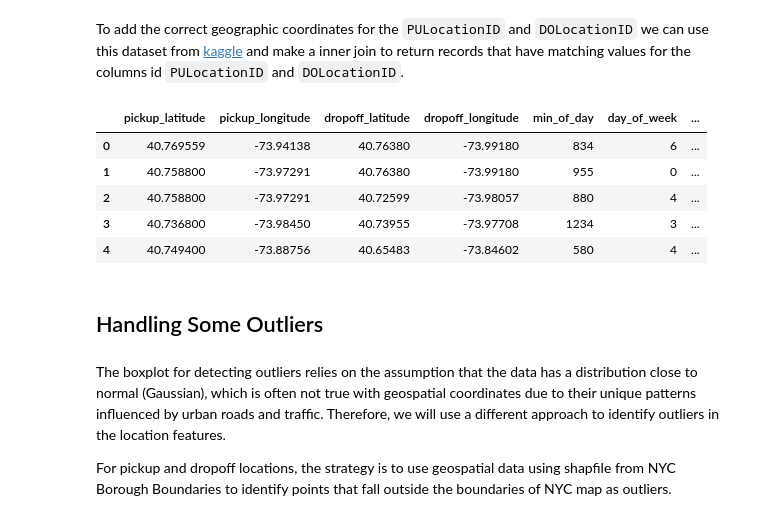
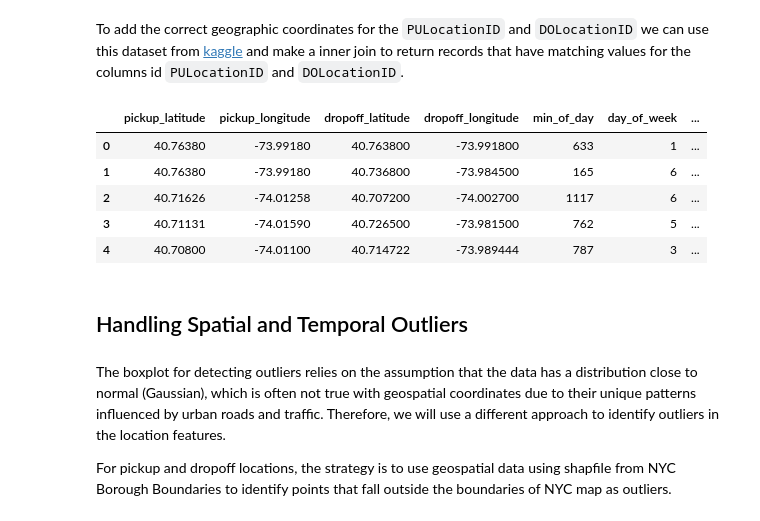
Before and after one commit to marcosbenicio/bayesian-neural-network, a Jupyter notebook: 02-regression/bnn-regression.ipynb, the cells around one changed output. Cells and saved outputs as stored; diff of their text form; code cells hidden in the pictures.

```diff
--- a/02-regression/bnn-regression.ipynb
+++ b/02-regression/bnn-regression.ipynb
@@ -181,34 +181,34 @@ FROM yellow_taxi_2023
 # %%
-df_trips = pd.read_csv('data/processed/yellow_taxi_2023.csv')
+df_taxi= pd.read_csv('data/raw/yellow/taxi_2023_raw.csv')
 
-df_trips.dropna(inplace = True)
+df_taxi.dropna(inplace = True)
 
-df_trips['pickup_datetime'] = df_trips['pickup_datetime'].str.slice(0, 16)
-df_trips['pickup_datetime'] = pd.to_datetime( df_trips['pickup_datetime'], utc = True, format = '%Y-%m-%d %H:%M')
+df_taxi['pickup_datetime'] = df_taxi['pickup_datetime'].str.slice(0, 16)
+df_taxi['pickup_datetime'] = pd.to_datetime( df_taxi['pickup_datetime'], utc = True, format = '%Y-%m-%d %H:%M')
 
-df_trips['dropoff_datetime'] = df_trips['dropoff_datetime'].str.slice(0, 16)
-df_trips['dropoff_datetime'] = pd.to_datetime( df_trips['dropoff_datetime'], utc = True, format = '%Y-%m-%d %H:%M')
+df_taxi['dropoff_datetime'] = df_taxi['dropoff_datetime'].str.slice(0, 16)
+df_taxi['dropoff_datetime'] = pd.to_datetime( df_taxi['dropoff_datetime'], utc = True, format = '%Y-%m-%d %H:%M')
 
 
 # Minutes in  a day : 0-1440
-df_trips['min_of_day'] = (60*df_trips['pickup_datetime'].dt.hour + df_trips['pickup_datetime'].dt.minute)
+df_taxi['min_of_day'] = (60*df_taxi['pickup_datetime'].dt.hour + df_taxi['pickup_datetime'].dt.minute)
 # Days in a week: 0-6, where 0 is Monday and 6 Sunday
-df_trips['day_of_week'] = df_trips['pickup_datetime'].dt.dayofweek
+df_taxi['day_of_week'] = df_taxi['pickup_datetime'].dt.dayofweek
 # Days in a year: 1-365 (or 366)
-df_trips['day_of_year'] = df_trips['pickup_datetime'].dt.dayofyear
+df_taxi['day_of_year'] = df_taxi['pickup_datetime'].dt.dayofyear
 # Time of the  trip
-df_trips['trip_duration'] = (df_trips['dropoff_datetime']- df_trips['pickup_datetime']).dt.seconds
+df_taxi['trip_duration'] = (df_taxi['dropoff_datetime']- df_taxi['pickup_datetime']).dt.seconds
 
 # Remove datetime columns
-df_trips.drop('pickup_datetime', axis = 1, inplace = True)
-df_trips.drop('dropoff_datetime', axis = 1, inplace = True)
+df_taxi.drop('pickup_datetime', axis = 1, inplace = True)
+df_taxi.drop('dropoff_datetime', axis = 1, inplace = True)
 
 
-df_trips.head()
+df_taxi.head()
 # %% [output]
 |  | pickup_latitude | pickup_longitude | dropoff_latitude | dropoff_longitude | min_of_day | day_of_week | ... |
-| 0 | 40.769559 | -73.94138 | 40.76380 | -73.99180 | 834 | 6 | ... |
-| 1 | 40.758800 | -73.97291 | 40.76380 | -73.99180 | 955 | 0 | ... |
-| 2 | 40.758800 | -73.97291 | 40.72599 | -73.98057 | 880 | 4 | ... |
-| 3 | 40.736800 | -73.98450 | 40.73955 | -73.97708 | 1234 | 3 | ... |
-| 4 | 40.749400 | -73.88756 | 40.65483 | -73.84602 | 580 | 4 | ... |
+| 0 | 40.76380 | -73.99180 | 40.763800 | -73.991800 | 633 | 1 | ... |
+| 1 | 40.76380 | -73.99180 | 40.736800 | -73.984500 | 165 | 6 | ... |
+| 2 | 40.71626 | -74.01258 | 40.707200 | -74.002700 | 1117 | 6 | ... |
+| 3 | 40.71131 | -74.01590 | 40.726500 | -73.981500 | 762 | 5 | ... |
+| 4 | 40.70800 | -74.01100 | 40.714722 | -73.989444 | 787 | 3 | ... |
@@ -215,5 +217,5 @@ df_trips.head()
 # %% [markdown]
-## Handling Some Outliers
+## Handling Spatial and Temporal Outliers
 # %% [markdown]
 The boxplot for detecting outliers relies on the assumption that the data has a distribution close to normal (Gaussian), which is often not true with geospatial coordinates due to their unique patterns influenced by urban roads and traffic. Therefore, we will use a different approach to identify outliers in the location features.
 
```
Also changed, not shown: parts of 30 cells of this notebook.
